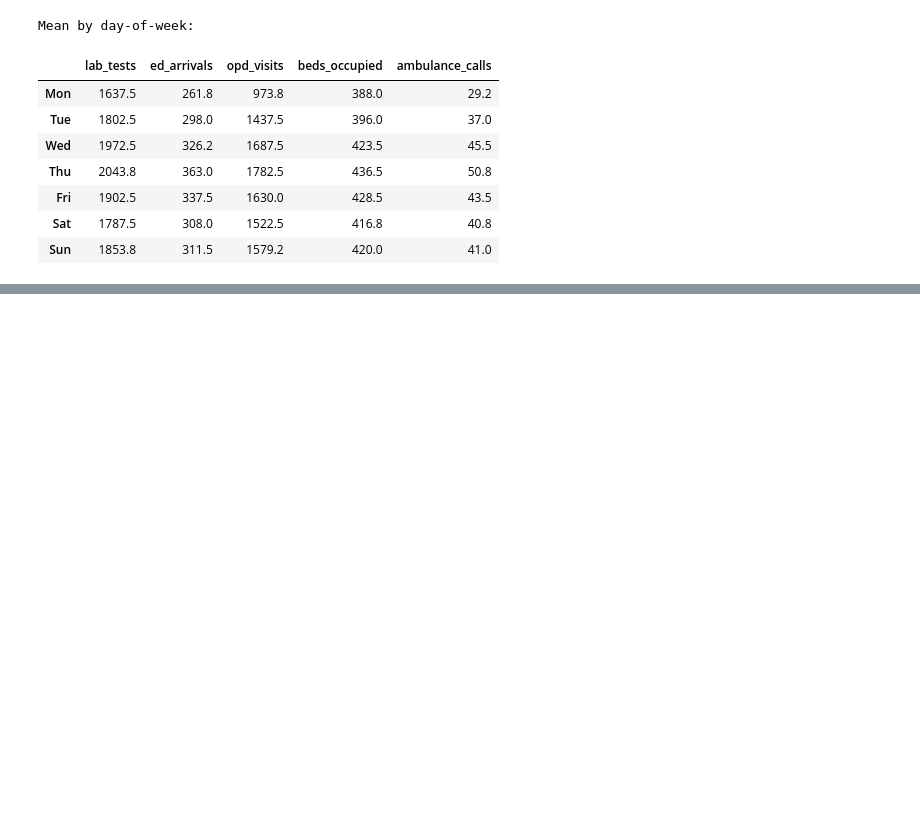
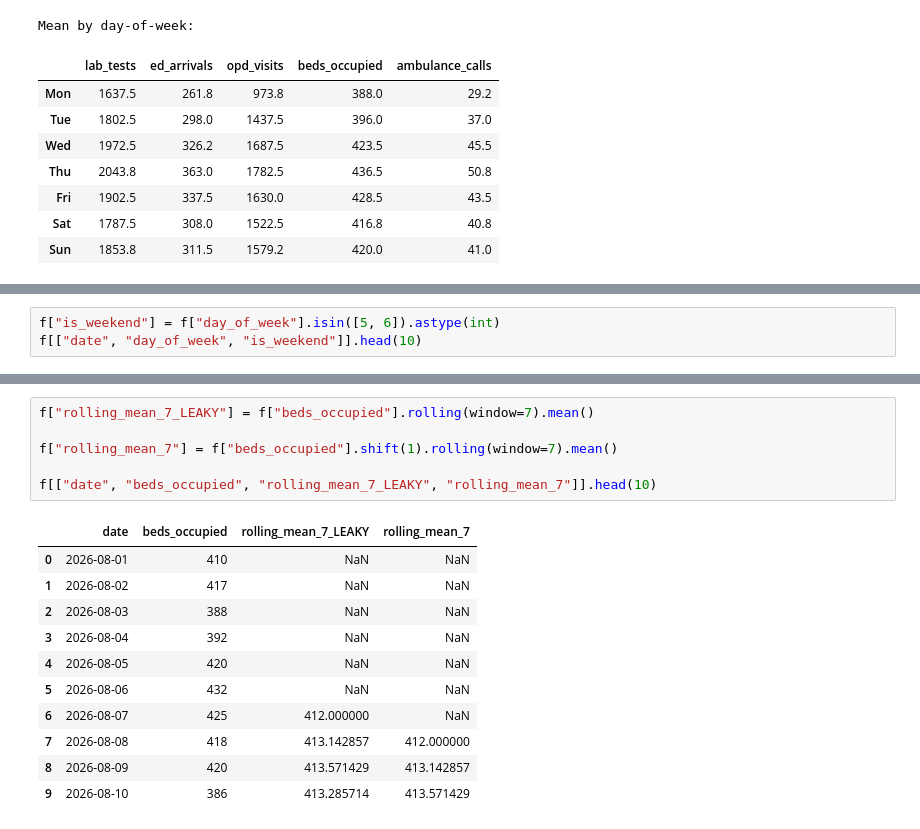
Before and after one commit to DenilTalaviya7074/Hospital-Operational-Forecasting, a Jupyter notebook: forcast_1.ipynb, the cells around one changed output, grey strips where cells are left out. Cells and saved outputs as stored; diff of their text form; blank space fills up the shorter version.

```diff
--- a/forcast_1.ipynb
+++ b/forcast_1.ipynb
@@ -113,0 +141,3 @@ Mean by day-of-week:
+# %%
+f["is_weekend"] = f["day_of_week"].isin([5, 6]).astype(int)
+f[["date", "day_of_week", "is_weekend"]].head(10)
@@ -113,0 +187,18 @@ Mean by day-of-week:
+# %%
+f["rolling_mean_7_LEAKY"] = f["beds_occupied"].rolling(window=7).mean()
+
+f["rolling_mean_7"] = f["beds_occupied"].shift(1).rolling(window=7).mean()
+
+f[["date", "beds_occupied", "rolling_mean_7_LEAKY", "rolling_mean_7"]].head(10)
+# %% [output]
+|  | date | beds_occupied | rolling_mean_7_LEAKY | rolling_mean_7 |
+| 0 | 2026-08-01 | 410 | NaN | NaN |
+| 1 | 2026-08-02 | 417 | NaN | NaN |
+| 2 | 2026-08-03 | 388 | NaN | NaN |
+| 3 | 2026-08-04 | 392 | NaN | NaN |
+| 4 | 2026-08-05 | 420 | NaN | NaN |
+| 5 | 2026-08-06 | 432 | NaN | NaN |
+| 6 | 2026-08-07 | 425 | 412.000000 | NaN |
+| 7 | 2026-08-08 | 418 | 413.142857 | 412.000000 |
+| 8 | 2026-08-09 | 420 | 413.571429 | 413.142857 |
+| 9 | 2026-08-10 | 386 | 413.285714 | 413.571429 |
```
Also changed, not shown: parts of 8 cells of this notebook.
